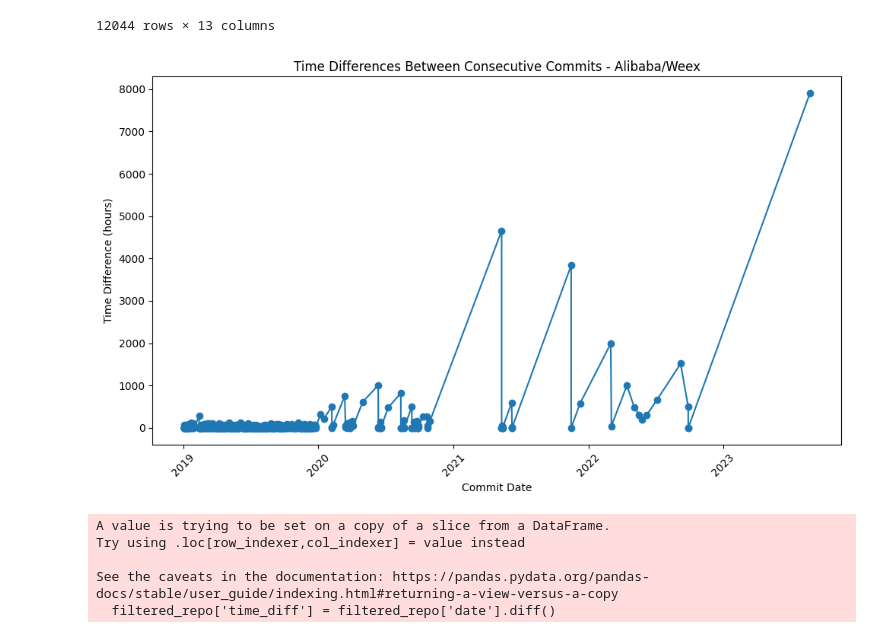
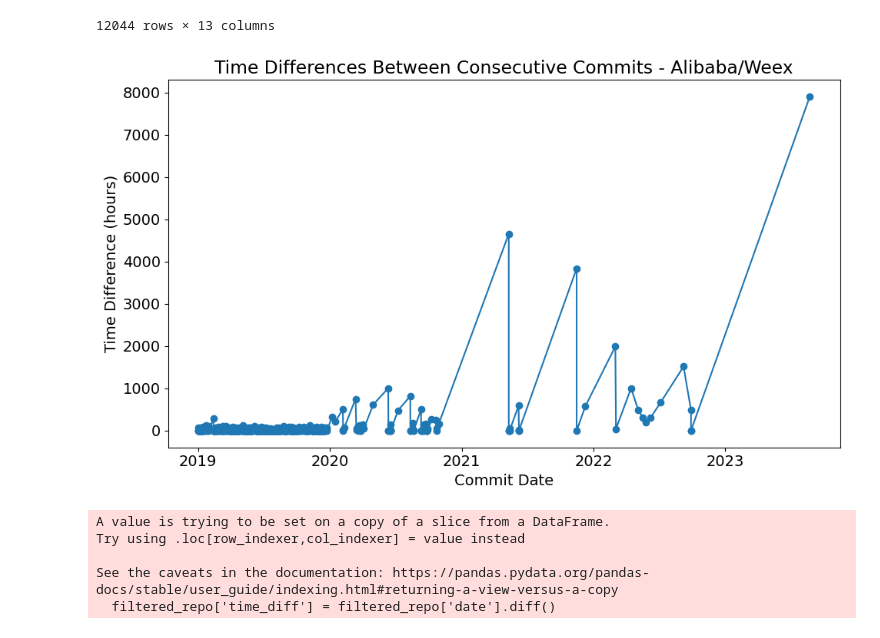
Before and after one commit to EthanFalcao/Github_Repo_EDA, a Jupyter notebook: repo_status_classification/Alibaba_lifespan_analysis.ipynb, the cells around one changed output. Drawn from its saved outputs; the diff is of its cells as text; code cells hidden in the pictures.

```diff
--- a/repo_status_classification/Alibaba_lifespan_analysis.ipynb
+++ b/repo_status_classification/Alibaba_lifespan_analysis.ipynb
@@ -280,34 +280,40 @@ repo
 # %%
 import pandas as pd
 import matplotlib.pyplot as plt
 
 # Assuming 'repo' is your DataFrame and 'date' is in datetime format.
 # Calculate time differences between consecutive commits
+
+
 repo['time_diff'] = repo['date'].diff()
 
 # Create a DataFrame for plotting
 plot_data = pd.DataFrame({
     'commit_date': repo['date'],
     'time_diff': repo['time_diff']
 })
 
 # Convert '2019-01-01' to datetime with UTC timezone to match 'commit_date'
 start_date = pd.to_datetime('2019-01-01', utc=True)
 
 # Filter data for 2019 and onwards, ensuring timezone compatibility
 plot_data_filtered = plot_data[plot_data['commit_date'] >= start_date]
 
+
+# Increase global font sizes using rcParams
+plt.rcParams.update({'font.size': 14, 'legend.title_fontsize': 'large'})
+
 # Plotting
 plt.figure(figsize=(10, 6))
 plt.plot(plot_data_filtered['commit_date'], plot_data_filtered['time_diff'].dt.total_seconds() / 3600, marker='o', linestyle='-')
 plt.title('Time Differences Between Consecutive Commits - Alibaba/Weex')
 plt.xlabel('Commit Date')
 plt.ylabel('Time Difference (hours)')
-plt.xticks(rotation=45)
+plt.xticks(rotation=0)
 plt.tight_layout()
 plt.show()
 # %% [output]
-[figure, old version]
+[figure, new version]
 # %%
 import pandas as pd
 import matplotlib.pyplot as plt
```
Also changed, not shown: 5 other files.
